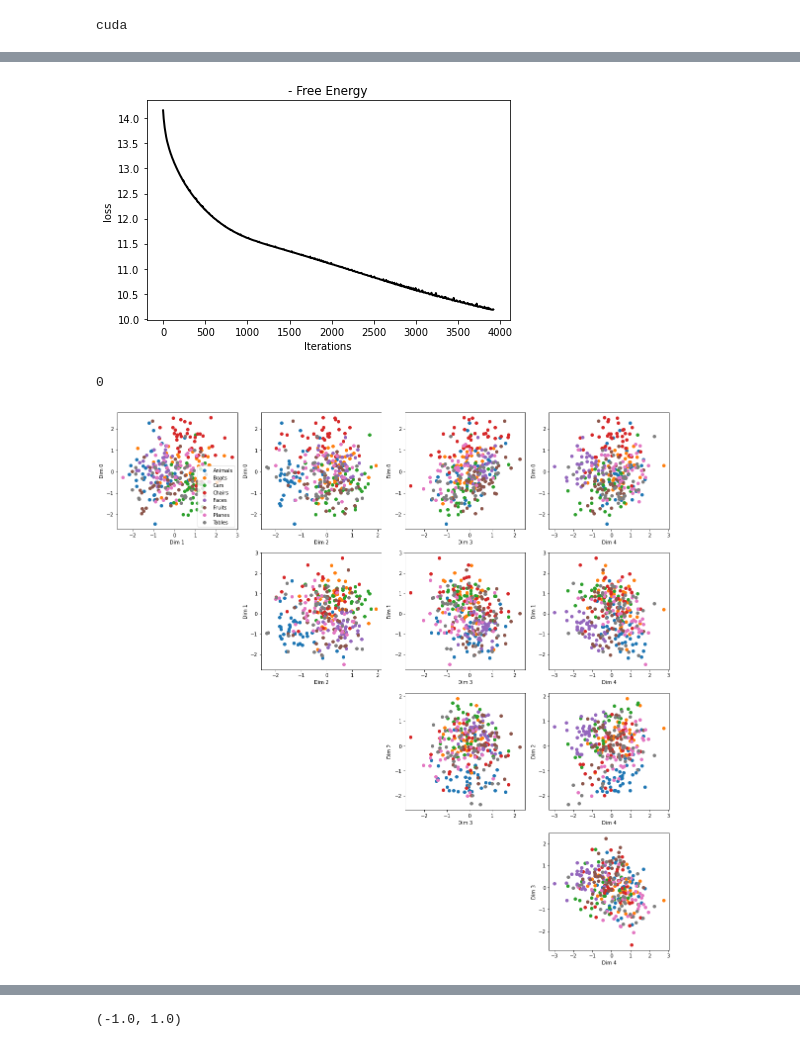
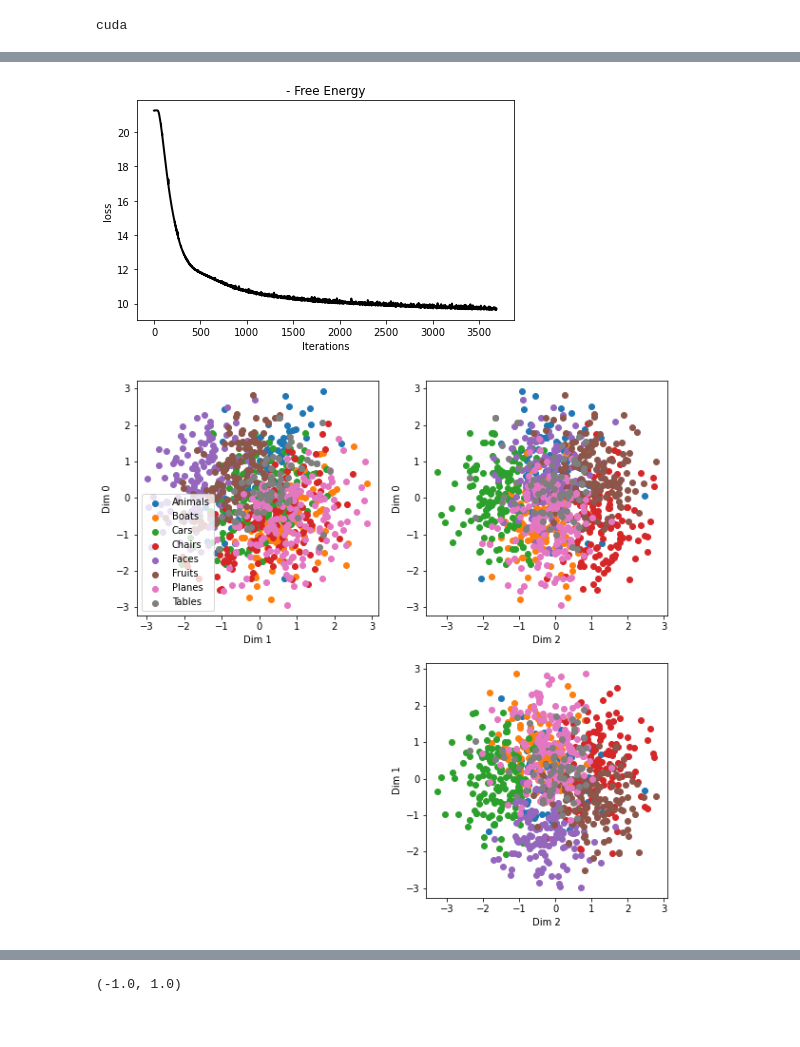
Before and after one commit to hugosou/cRPM, a Jupyter notebook: demo_rpfa_images.ipynb, the cells around one changed output, grey strips where cells are left out. Drawn from its saved outputs; the diff is of its cells as text; code cells hidden in the pictures.

```diff
--- a/demo_rpfa_images.ipynb
+++ b/demo_rpfa_images.ipynb
@@ -46,7 +46,7 @@ variation = compact_data['variation'].data
 # Find trials with given level of difficulty
 #select_variation = np.where(variation >= 0)[0]
 select_variation = np.where(variation == 3)[0]
-select_variation = np.where(variation == 0)[0]
+#select_variation = np.where(variation == 0)[0]
 
 # Filter the dataset Using the trials with given level of difficulty
 filtered_neural = np.array(neural_observation[select_variation])
@@ -73,11 +73,11 @@ for ii in range(num_observations_tot):
     filtered_images[ii] = torch.tensor(ima_cur)
 
 # Downsample images
-ds_factor = 0.5
+ds_factor = 0.4
 filtered_images = torch.nn.functional.interpolate(filtered_images.unsqueeze(dim=1), scale_factor=ds_factor, mode='bilinear')
 filtered_images = filtered_images.squeeze(dim=1)
 
 #%%
 
-filtered_images = filtered_images[:, 20:110][:, :, 20:110]
+filtered_images = filtered_images[:, 25:75][:, :, 25:75]
 #%%
@@ -148,6 +156,6 @@ cuda
 # %%
 # Shuffle pairs and use multi/uni-modal input
-do_shuffle = False
+do_shuffle = True
 
 if do_shuffle:
 
@@ -155,7 +163,7 @@ if do_shuffle:
     factors = [0, 1]
 
     # Number of pairs
-    num_observations_shuffled = 400
+    num_observations_shuffled = 1000
 
     # All indices of the current dataset
     all_classes = np.unique(true_latent_train)
@@ -194,0 +203,13 @@ torch.nn.modules.linear.Identity
+# %%
+num_epoch = 10000
+alpha =  100 / num_epoch
+lr_sigmoid = lambda xx: np.exp(- 1 / ((xx + 1) * alpha) ** 2)
+
+xx = np.arange(num_epoch)
+yy = lr_sigmoid(xx)
+
+plt.figure(figsize=(30, 10))
+plt.plot(xx, yy, c='k')
+plt.title('Learning Rate Profile')
+plt.xlabel('Epoch')
+#plt.xlim([0, 300])
@@ -195,7 +219,4 @@ torch.nn.modules.linear.Identity
 # %%
-
-
-
 from recognition_parametrised_model import RPM
 import torch.nn.functional as F
 
@@ -208,6 +229,8 @@ prior_params = {
     'fit_kernel_scale_prior':False,
     'fit_kernel_lengthscale':False,
     'fit_kernel_lengthscale_prior':False,
+    'optimizer': lambda params: torch.optim.RMSprop(params=params, lr=1e-3),
+    'scheduler': lambda optim: torch.optim.lr_scheduler.LambdaLR(optim, lr_sigmoid),
 }
 
 
@@ -218,7 +241,8 @@ factors_params = {
     'dim_hidden': [[10, 10], []],
     'non_linearity': [F.relu, torch.nn.Identity],
     'covariance': ['fixed', 'fixed'],
-    'optimizer': {'name': 'RMSprop', 'param': {'lr': 1e-4}},
+    'optimizer': lambda params: torch.optim.RMSprop(params=params, lr=1e-3),
+    'scheduler': lambda optim: torch.optim.lr_scheduler.LambdaLR(optim, lr_sigmoid),
 }
 
 auxiliary_params = {
@@ -228,7 +252,8 @@ auxiliary_params = {
     'dim_hidden': [[10, 10], []],
     'non_linearity': [F.relu, torch.nn.Identity],
     'covariance': ['fixed', 'fixed'],
-    'optimizer': {'name': 'RMSprop', 'param': {'lr': 1e-4}},
+    'optimizer': lambda params: torch.optim.RMSprop(params=params, lr=1e-3),
+    'scheduler': lambda optim: torch.optim.lr_scheduler.LambdaLR(optim, lr_sigmoid),
 }
 
 variational_params = {
@@ -241,12 +266,14 @@ variational_params = {
     'non_linearity': [F.relu, torch.nn.Identity],
     'non_linearity_merged': F.relu,
     'covariance': 'fixed_diag',
-    'optimizer': {'name': 'RMSprop', 'param': {'lr': 1e-4}},
+    'optimizer': lambda params: torch.optim.RMSprop(params=params, lr=1e-3),
+    'scheduler': lambda optim: torch.optim.lr_scheduler.LambdaLR(optim, lr_sigmoid),
 }
 
 fit_params = {
-    'num_epoch': 10000,
-    'dim_latent': 5,
+    'num_epoch': num_epoch,
+    'batch_size': 500,
+    'dim_latent': 3,
     'prior_params': prior_params,
     'factors_params': factors_params,
     'auxiliary_params': auxiliary_params,
@@ -298,5 +313,5 @@ tensor([[0., 0., 0., 0., 0., 0., 0., 0., 0., 0.],
 # %%
 from utils_process import plot_loss
-plot_loss(rpm, offset=10)
+plot_loss(rpm, offset=0)
 # %% [output]
-[figure, old version]
+[figure, new version]
@@ -303,12 +324,9 @@ plot_loss(rpm, offset=10)
 # %%
-print(0)
-
-#%%
-
 from matplotlib import pyplot as plt
 
+
+latent_true = true_latent_train
 posterior_mean = rpm.dist_marginals.suff_stat_mean[0].squeeze(1).detach().to('cpu')
-latent_true = true_latent_train
 
 dim_latent = rpm.dim_latent
 plot_width = dim_latent - 1
@@ -326,5 +344,4 @@ for ii in np.arange(dim_latent):
         if ii == 0 and jj == 1:
             plt.legend()
 # %% [output]
-0
-[figure, old version]
+[figure, new version]
```
Also changed, not shown: parts of 13 cells of this notebook, 7 other files.
